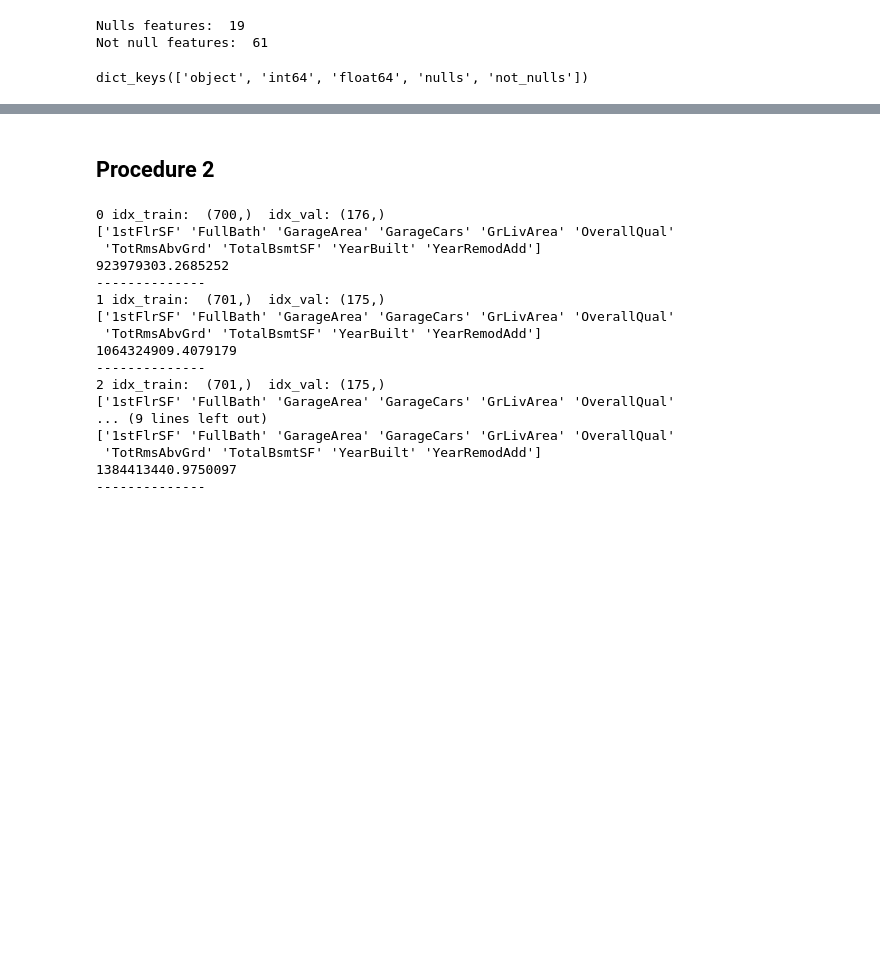
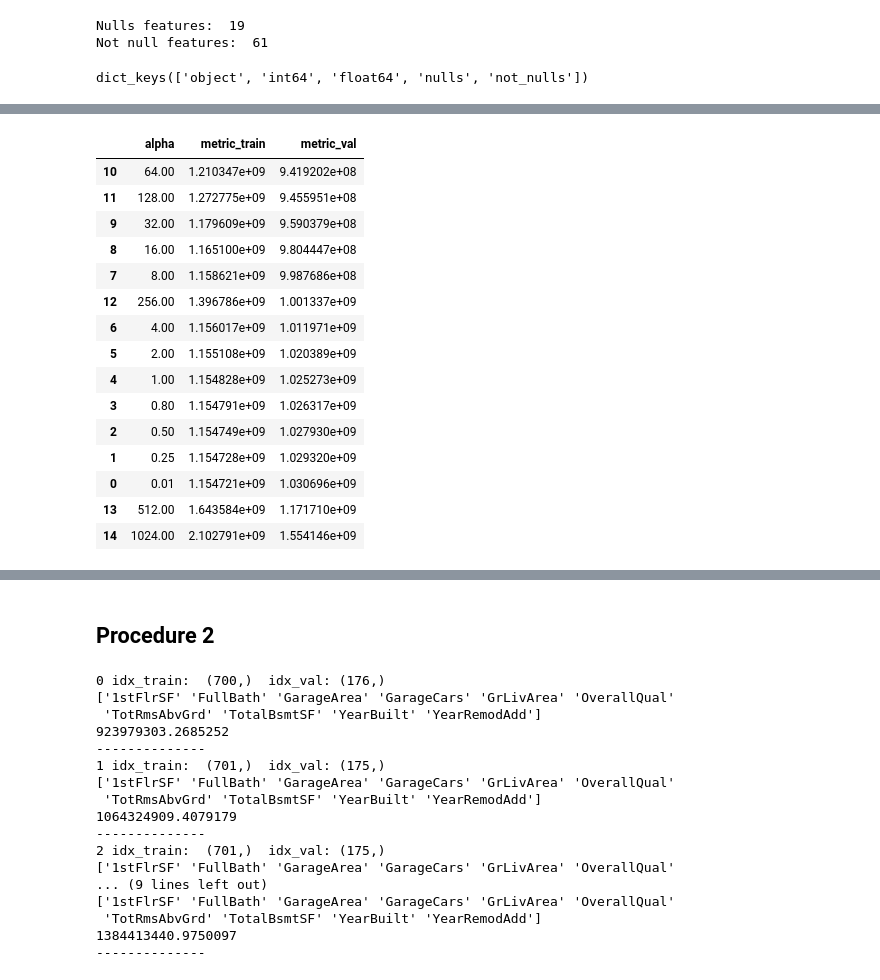
Before and after one commit to jroccal/machine_learning_fundamentals, a Jupyter notebook: notebooks/cross-validation.ipynb, the cells around one changed output, grey strips where cells are left out. Saved outputs shown, nothing was run; the diff lists cells and outputs as text; code cells hidden in the pictures; blank space fills up the shorter version.

```diff
--- a/notebooks/cross-validation.ipynb
+++ b/notebooks/cross-validation.ipynb
@@ -130,3 +177,0 @@ x_train.shape, x_test.shape
-# %%
-## computing correlation
-corr_target = correlation_heatmap(x_train, x_train.columns)
@@ -156,0 +222,46 @@ kf = KFold(n_splits=K_folds, shuffle=True, random_state=21)
+# %%
+## Estimate alpha
+list_estimation = []
+for alpha in [0.01, 0.25, 0.5, 0.8, 1.0, 2, 4, 8, 16, 32, 64, 128, 256, 512, 1024]:
+
+    corr_target = correlation_heatmap(pd.concat([X_train, pd.DataFrame(Y_train)], axis=1),
+                                      list(X_train.columns)+[target])
+    high_corr_features_exp_1 = list(corr_target[target].sort_values(ascending=False)[1:num_features+1].index)
+
+
+    df_polyn_train =  polynomial_transformations(x_train, high_corr_features_exp_1, degree=2)
+    df_polyn_val =  polynomial_transformations(x_val, high_corr_features_exp_1, degree=2)
+
+
+    # lr = LinearRegression().fit(df_polyn_train.values, Y_train.values)
+    lr = Ridge(alpha=alpha).fit(df_polyn_train.values, y_train.values)
+
+
+    y_predict_train = lr.predict(df_polyn_train.values)
+    y_predict_val = lr.predict(df_polyn_val.values)
+
+    metric_train = mean_squared_error(y_predict_train, y_train.values)
+    metric_val = mean_squared_error(y_predict_val, y_val.values)
+
+    list_estimation.append([alpha, metric_train, metric_val])
+# %%
+df_metric_exp_1 = pd.DataFrame(list_estimation)
+df_metric_exp_1.columns = ['alpha', 'metric_train', 'metric_val']
+df_metric_exp_1.sort_values('metric_val')
+# %% [output]
+|  | alpha | metric_train | metric_val |
+| 10 | 64.00 | 1.210347e+09 | 9.419202e+08 |
+| 11 | 128.00 | 1.272775e+09 | 9.455951e+08 |
+| 9 | 32.00 | 1.179609e+09 | 9.590379e+08 |
+| 8 | 16.00 | 1.165100e+09 | 9.804447e+08 |
+| 7 | 8.00 | 1.158621e+09 | 9.987686e+08 |
+| 12 | 256.00 | 1.396786e+09 | 1.001337e+09 |
+| 6 | 4.00 | 1.156017e+09 | 1.011971e+09 |
+| 5 | 2.00 | 1.155108e+09 | 1.020389e+09 |
+| 4 | 1.00 | 1.154828e+09 | 1.025273e+09 |
+| 3 | 0.80 | 1.154791e+09 | 1.026317e+09 |
+| 2 | 0.50 | 1.154749e+09 | 1.027930e+09 |
+| 1 | 0.25 | 1.154728e+09 | 1.029320e+09 |
+| 0 | 0.01 | 1.154721e+09 | 1.030696e+09 |
+| 13 | 512.00 | 1.643584e+09 | 1.171710e+09 |
+| 14 | 1024.00 | 2.102791e+09 | 1.554146e+09 |
```
Also changed, not shown: parts of 27 cells of this notebook.
